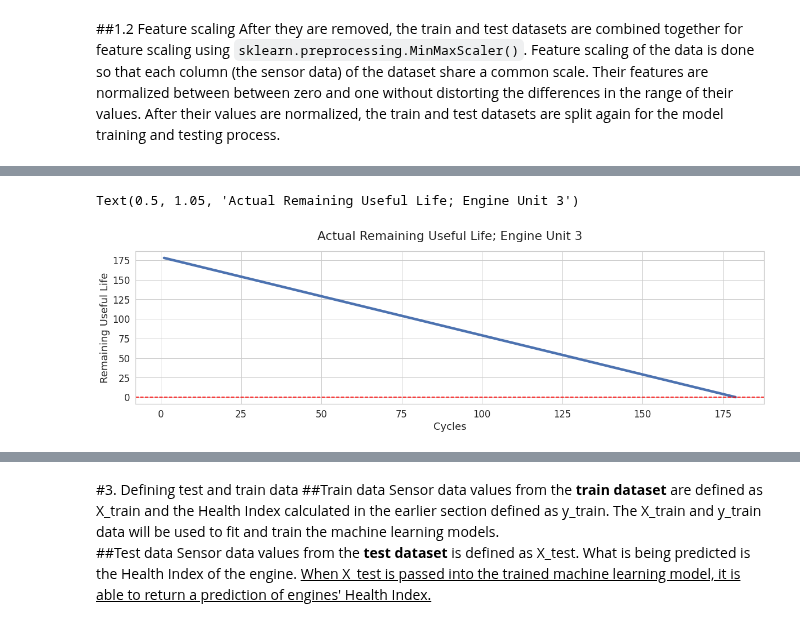
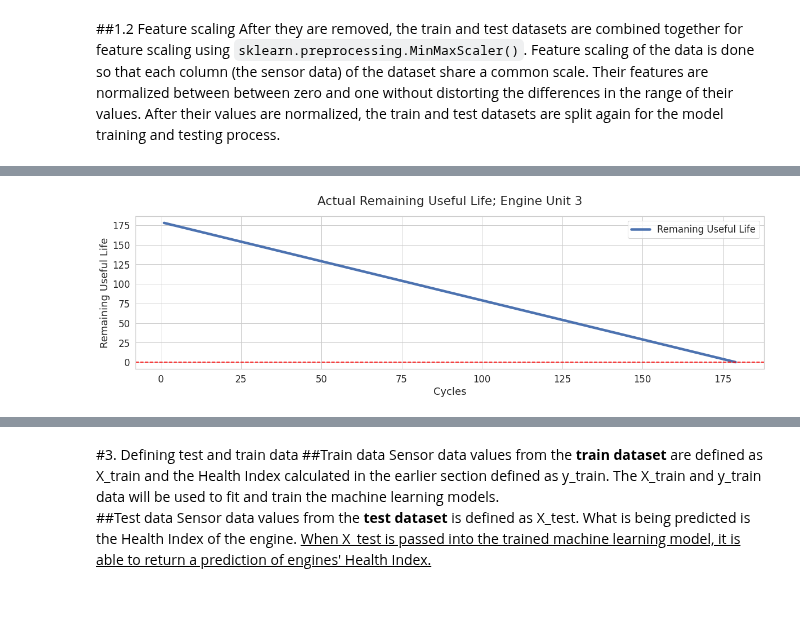
Before and after one commit to luqmanbuang/Aircraft-Engine-Lifetime-Prediction-with-Machine-Learning, a Jupyter notebook: Main.ipynb, the cells around one changed output, grey strips where cells are left out. Saved outputs shown, nothing was run; the diff lists cells and outputs as text; code cells hidden in the pictures.

```diff
--- a/Main.ipynb
+++ b/Main.ipynb
@@ -100,35 +100,35 @@ df_train_FD001['RUL'] = df_train_FD001['Final Cycle'] - df_train_FD001['cycles']
 
 # Defining the Health Index, where value of 1 denotes healthy engine and 0 denotes failure
 def HealthIndex(dataFrame,q):
     return(dataFrame.RUL[q]-dataFrame.RUL.min()) / (dataFrame.RUL.max()-dataFrame.RUL.min())
 
 healthIndex_q = []
 healthIndex = []
 
 for i in range(df_train_FD001['unit'].min(), df_train_FD001['unit'].max() + 1):
     dataFrame = df_train_FD001[df_train_FD001.unit == i]
     dataFrame = dataFrame.reset_index(drop = True)
     for q in range(len(dataFrame)):
         healthIndex_q = HealthIndex(dataFrame, q)
         healthIndex.append(healthIndex_q)
 
 df_train_FD001['Health Index'] = healthIndex
 
 import seaborn as sns
 sns.set(font_scale=1.5)
 plt.figure(figsize = (20, 5))
 sns.set_style('whitegrid')
 
 y_axis =  df_train_FD001['RUL'][df_train_FD001['unit']==3]
 x_axis = df_train_FD001['cycles'][df_train_FD001['unit'] == 3]
 
-plt.plot(x_axis, y_axis, linewidth=4.5)
+plt.plot(x_axis, y_axis, linewidth=4.5, label='Remaning Useful Life')
 plt.axhline(0, color="red", linestyle='dashed', linewidth=1.6)
 plt.xlabel('Cycles')
 plt.ylabel('Remaining Useful Life')
 plt.title('Actual Remaining Useful Life; Engine Unit 3', x=0.5, y=1.05, ha='center', fontsize='large');
+plt.legend(loc='best');
 # %% [output]
-Text(0.5, 1.05, 'Actual Remaining Useful Life; Engine Unit 3')
-[figure, old version]
+[figure, new version]
 # %% [markdown]
 ##2.1 Health Index (H.I.)
```
Also changed, not shown: parts of 17 cells of this notebook.
